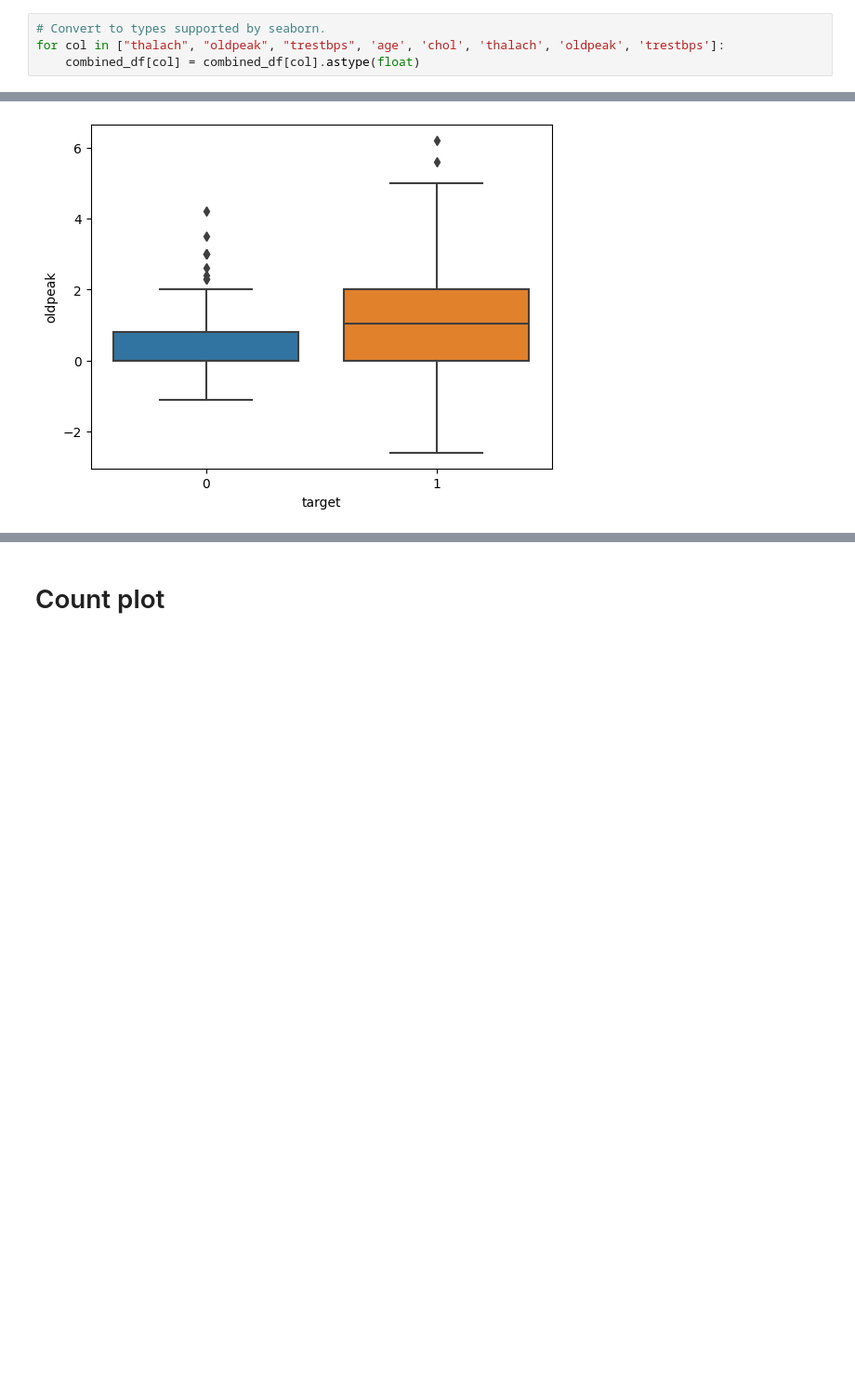
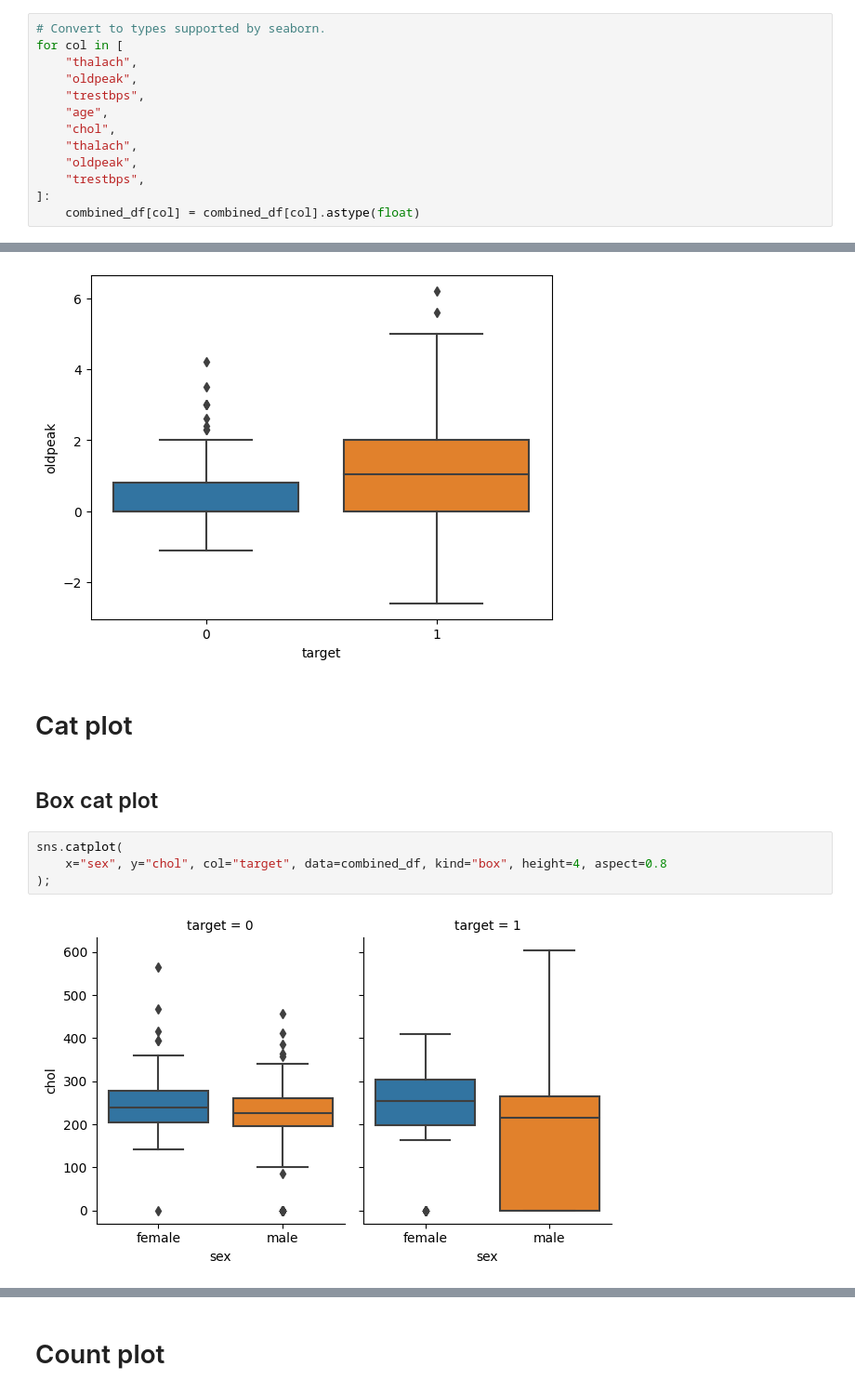
Before and after one commit to proinsias/ds-playground, a Jupyter notebook: notebooks/1.2-data-exploration-seaborn.ipynb, the cells around one changed output, grey strips where cells are left out. Shown at 93% size. Cells and saved outputs as stored; diff of their text form; blank space fills up the shorter version.

Commit message:
Add some extra EDA visualizations

```diff
--- a/notebooks/1.2-data-exploration-seaborn.ipynb
+++ b/notebooks/1.2-data-exploration-seaborn.ipynb
@@ -30,7 +30,16 @@ combined_df = hddgd.validate_and_combine_dataset()
 Data files already downloaded.
 # %%
 # Convert to types supported by seaborn.
-for col in ["thalach", "oldpeak", "trestbps", 'age', 'chol', 'thalach', 'oldpeak', 'trestbps']:
+for col in [
+    "thalach",
+    "oldpeak",
+    "trestbps",
+    "age",
+    "chol",
+    "thalach",
+    "oldpeak",
+    "trestbps",
+]:
     combined_df[col] = combined_df[col].astype(float)
 # %%
 combined_df["age"] = combined_df["age"].astype(int)
@@ -78,3 +87,13 @@ ax.set_title("Distribution of Serum Cholesterol Between Ages", size=18);
 sns.boxplot(x="target", y="oldpeak", data=combined_df);
 # %% [output]
 [figure]
+# %% [markdown]
+# Cat plot
+# %% [markdown]
+## Box cat plot
+# %%
+sns.catplot(
+    x="sex", y="chol", col="target", data=combined_df, kind="box", height=4, aspect=0.8
+);
+# %% [output]
+[figure, added]
```
Also changed, not shown: parts of 13 cells of this notebook, 5 other files.
